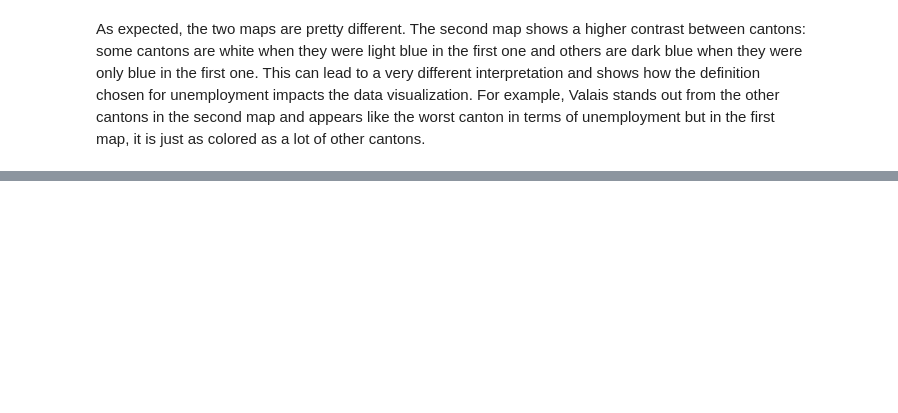
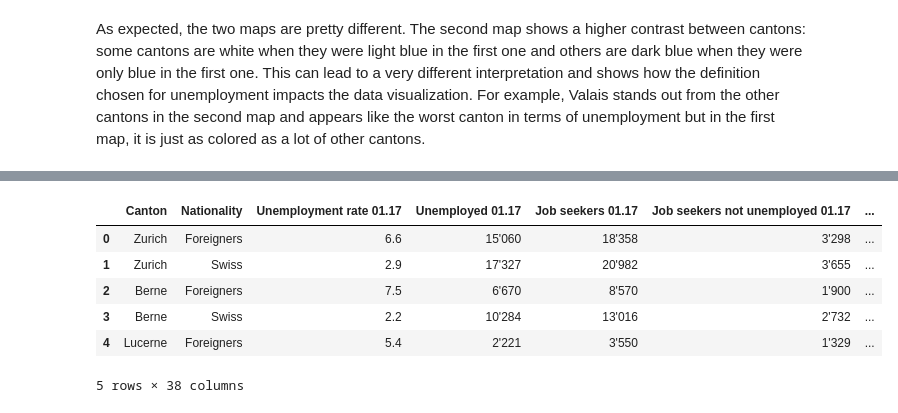
Before and after one commit to adamkozak/ADA2017-project, a Jupyter notebook: Homework/03 - Interactive Viz/03 - Interactive Viz.ipynb, the cells around one changed output, grey strips where cells are left out. Drawn from its saved outputs; the diff is of its cells as text; code cells hidden in the pictures; blank space fills up the shorter version.

```diff
--- a/Homework/03 - Interactive Viz/03 - Interactive Viz.ipynb
+++ b/Homework/03 - Interactive Viz/03 - Interactive Viz.ipynb
@@ -314,0 +322,16 @@ As expected, the two maps are pretty different. The second map shows a higher co
+# %%
+import matplotlib.pyplot as plt
+import numpy as np
+
+DATA_FOLDER = 'data'
+# Read unemployment data for non-Swiss and Swiss for the year 2017
+swiss_foreign = pd.read_excel(DATA_FOLDER+'/unemployed_job_seekers_by_month_by_nationality.xlsx')
+swiss_foreign.head()
+# %% [output]
+|  | Canton | Nationality | Unemployment rate 01.17 | Unemployed 01.17 | Job seekers 01.17 | Job seekers not unemployed 01.17 | ... |
+| 0 | Zurich | Foreigners | 6.6 | 15'060 | 18'358 | 3'298 | ... |
+| 1 | Zurich | Swiss | 2.9 | 17'327 | 20'982 | 3'655 | ... |
+| 2 | Berne | Foreigners | 7.5 | 6'670 | 8'570 | 1'900 | ... |
+| 3 | Berne | Swiss | 2.2 | 10'284 | 13'016 | 2'732 | ... |
+| 4 | Lucerne | Foreigners | 5.4 | 2'221 | 3'550 | 1'329 | ... |
+5 rows × 38 columns
```
Also changed, not shown: parts of 8 cells of this notebook, 1 other file.
